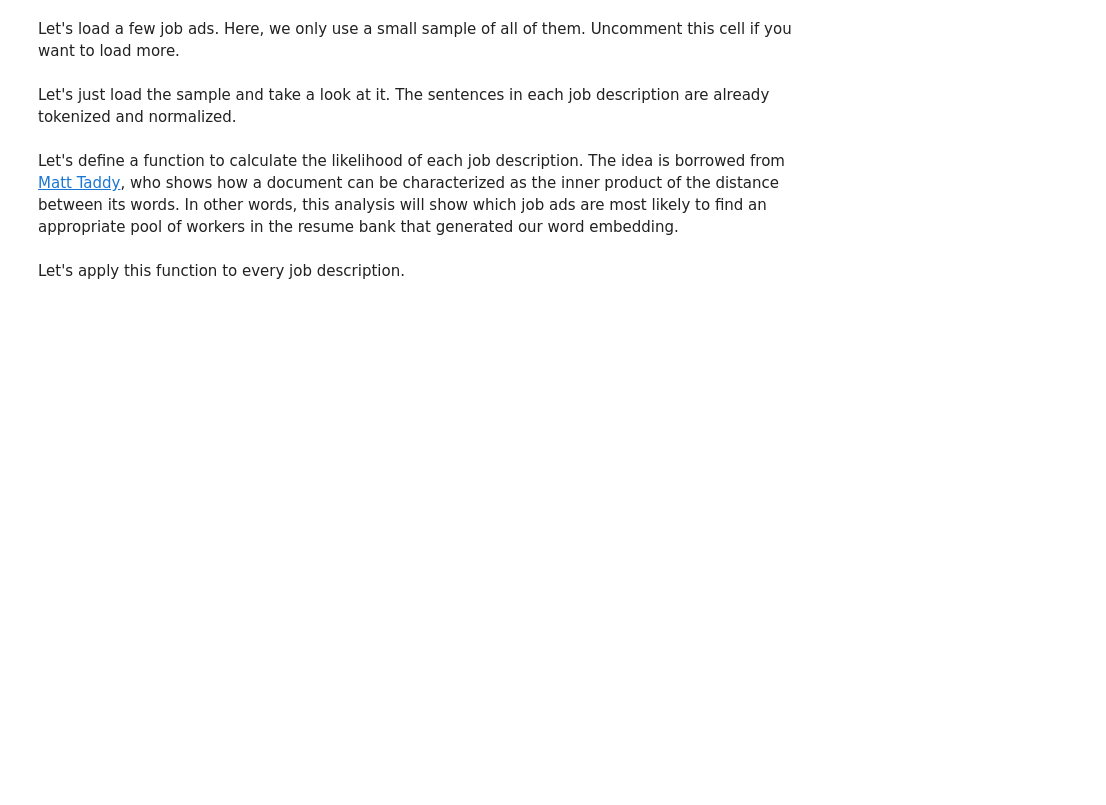
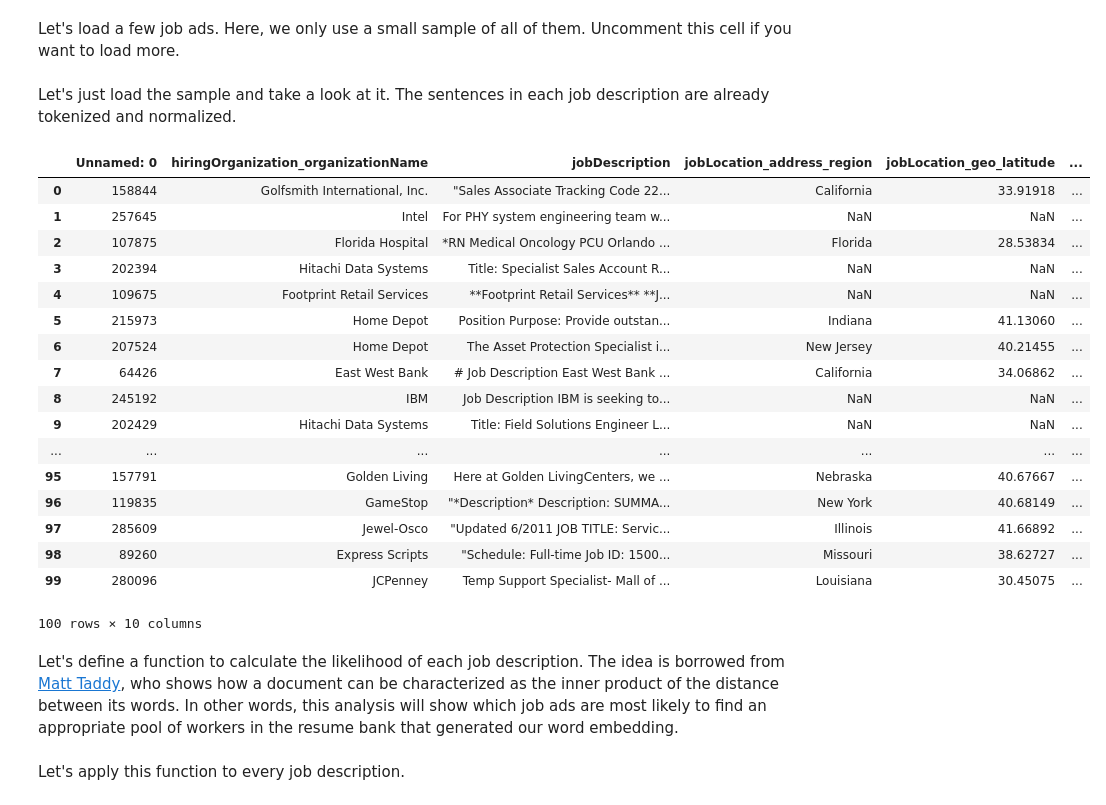
Before and after one commit to KnowledgeLab/content_analysis, a Jupyter notebook: 4-Word-Embedding/4-Word-Embedding.ipynb, the cells around one changed output. Cells and saved outputs as stored; diff of their text form; code cells hidden in the pictures; blank space fills up the shorter version.

```diff
--- a/4-Word-Embedding/4-Word-Embedding.ipynb
+++ b/4-Word-Embedding/4-Word-Embedding.ipynb
@@ -353,11 +353,30 @@ Let's load a few job ads. Here, we only use a small sample of all of them. Uncom
 # %% [markdown]
 Let's just load the sample and take a look at it. The sentences in each job description are already tokenized and normalized.
 # %%
-sampleDF = pandas.DataFrame.from_csv('/mnt/efs/resources/shared/Notebook-4-data/SampleJobAds.csv', index_col = False)
+sampleDF = pandas.DataFrame.from_csv('data/SampleJobAds.csv', index_col = False)
 #We need to convert the last couple columns from strings to lists
 sampleDF['tokenized_sents'] = sampleDF['tokenized_sents'].apply(lambda x: eval(x))
 sampleDF['normalized_sents'] = sampleDF['normalized_sents'].apply(lambda x: eval(x))
 sampleDF
+# %% [output]
+|  | Unnamed: 0 | hiringOrganization_organizationName | jobDescription | jobLocation_address_region | jobLocation_geo_latitude | ... |
+| 0 | 158844 | Golfsmith International, Inc. | "Sales Associate Tracking Code 22... | California | 33.91918 | ... |
+| 1 | 257645 | Intel | For PHY system engineering team w... | NaN | NaN | ... |
+| 2 | 107875 | Florida Hospital | *RN Medical Oncology PCU Orlando ... | Florida | 28.53834 | ... |
+| 3 | 202394 | Hitachi Data Systems | Title: Specialist Sales Account R... | NaN | NaN | ... |
+| 4 | 109675 | Footprint Retail Services | **Footprint Retail Services** **J... | NaN | NaN | ... |
+| 5 | 215973 | Home Depot | Position Purpose: Provide outstan... | Indiana | 41.13060 | ... |
+| 6 | 207524 | Home Depot | The Asset Protection Specialist i... | New Jersey | 40.21455 | ... |
+| 7 | 64426 | East West Bank | # Job Description East West Bank ... | California | 34.06862 | ... |
+| 8 | 245192 | IBM | Job Description IBM is seeking to... | NaN | NaN | ... |
+| 9 | 202429 | Hitachi Data Systems | Title: Field Solutions Engineer L... | NaN | NaN | ... |
+| ... | ... | ... | ... | ... | ... | ... |
+| 95 | 157791 | Golden Living | Here at Golden LivingCenters, we ... | Nebraska | 40.67667 | ... |
+| 96 | 119835 | GameStop | "*Description* Description: SUMMA... | New York | 40.68149 | ... |
+| 97 | 285609 | Jewel-Osco | "Updated 6/2011 JOB TITLE: Servic... | Illinois | 41.66892 | ... |
+| 98 | 89260 | Express Scripts | "Schedule: Full-time Job ID: 1500... | Missouri | 38.62727 | ... |
+| 99 | 280096 | JCPenney | Temp Support Specialist- Mall of ... | Louisiana | 30.45075 | ... |
+100 rows × 10 columns
 # %% [markdown]
 Let's define a function to calculate the likelihood of each job description. The idea is borrowed from [Matt Taddy](https://github.com/RaRe-Technologies/gensim/blob/develop/docs/notebooks/deepir.ipynb), who shows how a document can be characterized as the inner product of the distance between its words. In other words, this analysis will show which job ads are most likely to find an appropriate pool of workers in the resume bank that generated our word embedding.
 # %%
```
Also changed, not shown: parts of 4 cells of this notebook, 2 other files.
